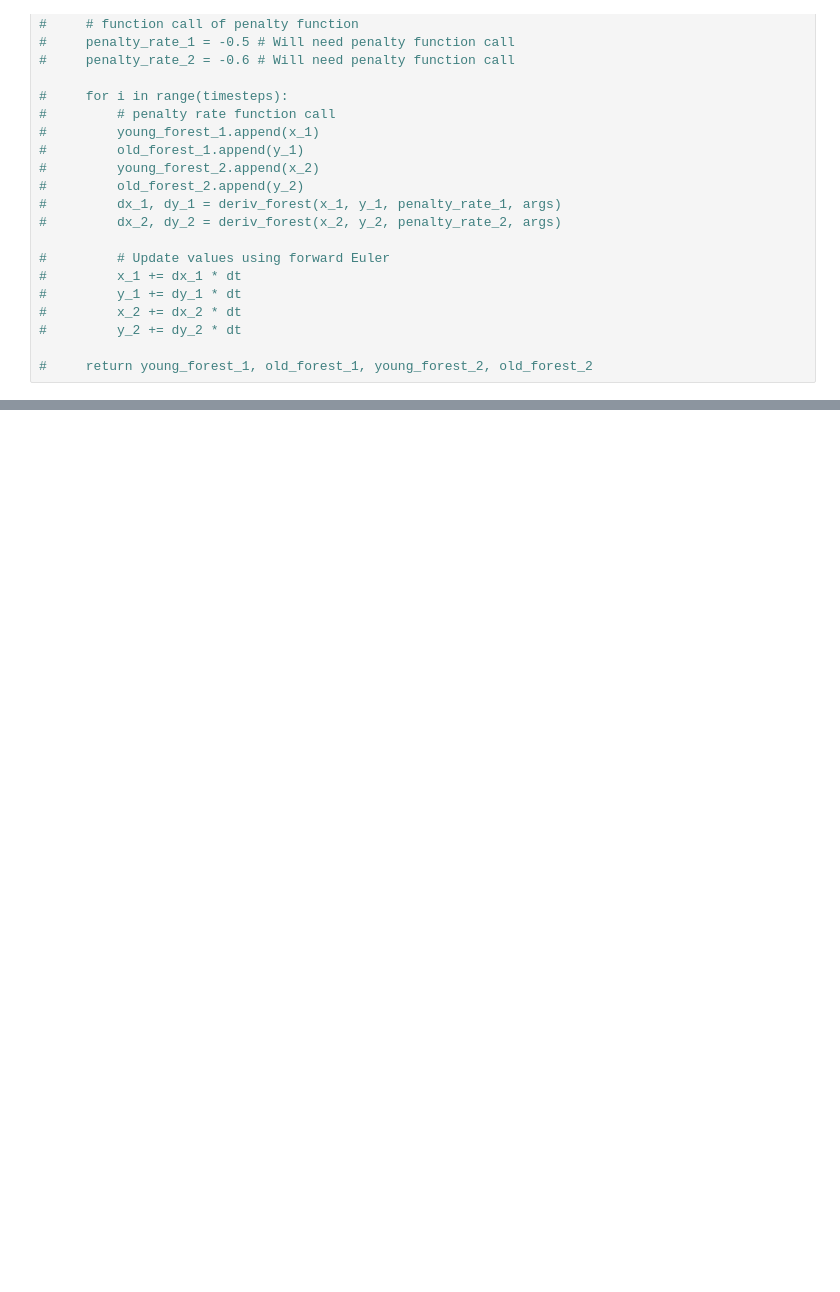
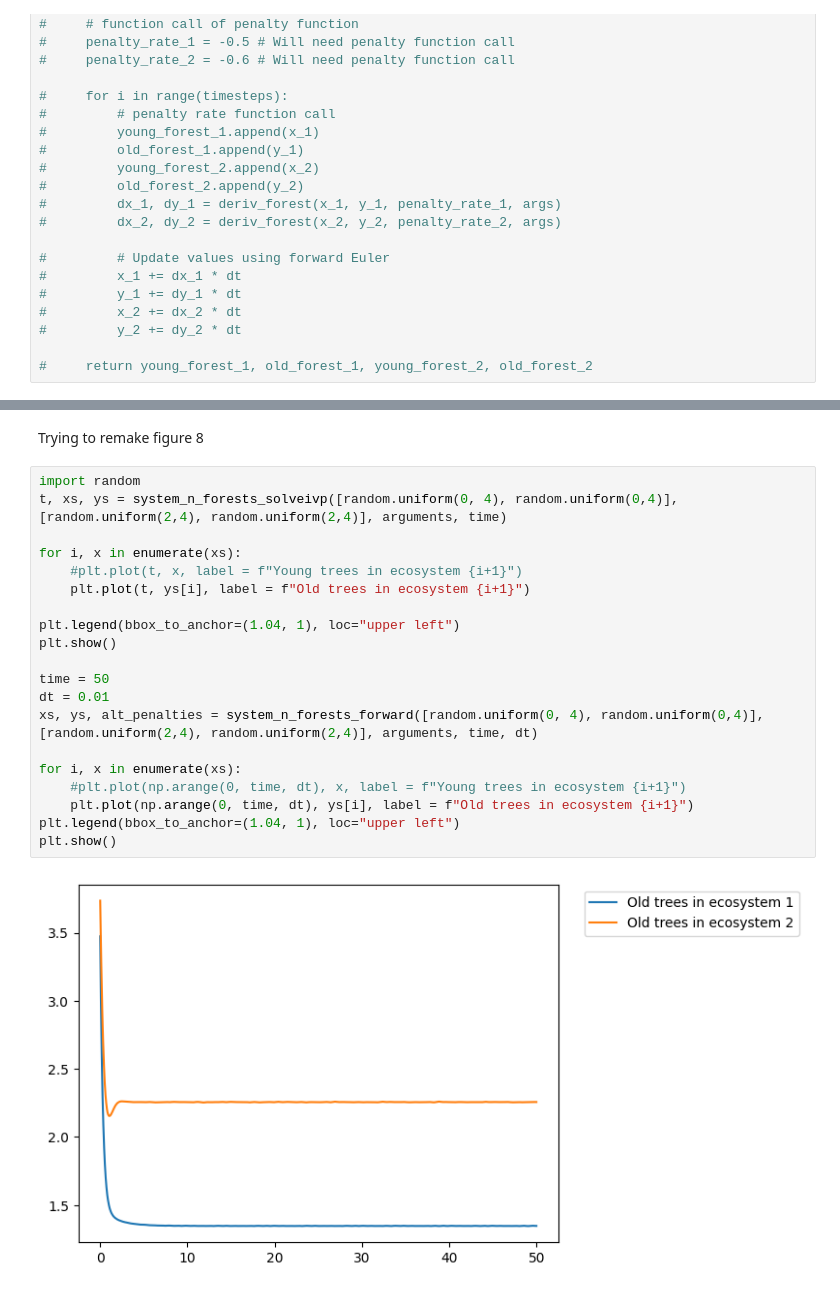
Before and after one commit to marcelvdla/CSSim, a Jupyter notebook: notebooks/two_forest_model.ipynb, the cells around one changed output, grey strips where cells are left out. Saved outputs shown, nothing was run; the diff lists cells and outputs as text; blank space fills up the shorter version.

```diff
--- a/notebooks/two_forest_model.ipynb
+++ b/notebooks/two_forest_model.ipynb
@@ -145,0 +223,24 @@ alpha([1, 3, 2, 1], [2, 4, 1,2])
+# %% [markdown]
+Trying to remake figure 8
+# %%
+import random
+t, xs, ys = system_n_forests_solveivp([random.uniform(0, 4), random.uniform(0,4)], [random.uniform(2,4), random.uniform(2,4)], arguments, time)
+
+for i, x in enumerate(xs):
+    #plt.plot(t, x, label = f"Young trees in ecosystem {i+1}")
+    plt.plot(t, ys[i], label = f"Old trees in ecosystem {i+1}")
+
+plt.legend(bbox_to_anchor=(1.04, 1), loc="upper left")
+plt.show()
+
+time = 50
+dt = 0.01
+xs, ys, alt_penalties = system_n_forests_forward([random.uniform(0, 4), random.uniform(0,4)], [random.uniform(2,4), random.uniform(2,4)], arguments, time, dt)
+
+for i, x in enumerate(xs):
+    #plt.plot(np.arange(0, time, dt), x, label = f"Young trees in ecosystem {i+1}")
+    plt.plot(np.arange(0, time, dt), ys[i], label = f"Old trees in ecosystem {i+1}")
+plt.legend(bbox_to_anchor=(1.04, 1), loc="upper left")
+plt.show()
+# %% [output]
+[figure, added]
```
Also changed, not shown: parts of 14 cells of this notebook.
